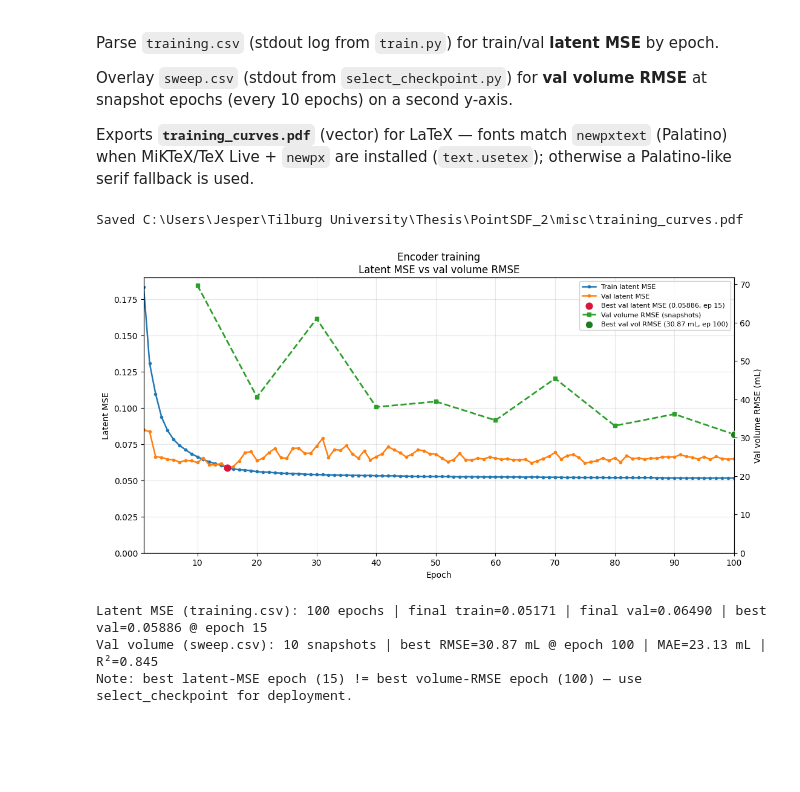
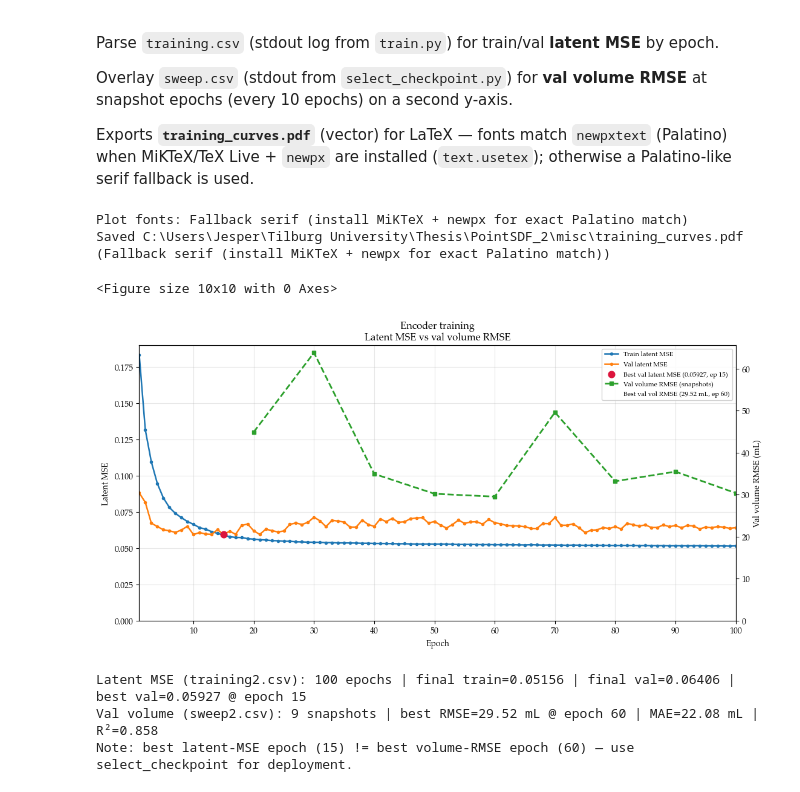
Before and after one commit to GroteGitJeppo/PointSDF, a Jupyter notebook: misc/plotting.ipynb, the cells around one changed output. Cells and saved outputs as stored; diff of their text form; code cells hidden in the pictures; blank space fills up the shorter version.

```diff
--- a/misc/plotting.ipynb
+++ b/misc/plotting.ipynb
@@ -66,8 +66,8 @@ def configure_thesis_fonts() -> str:
 FONT_MODE = configure_thesis_fonts()
 print(f"Plot fonts: {FONT_MODE}")
 
-LOG_PATH = Path("training.csv")
-SWEEP_PATH = Path("sweep.csv")
+LOG_PATH = Path("training2.csv")
+SWEEP_PATH = Path("sweep2.csv")
 OUT_PDF = Path("training_curves.pdf")  # vector PDF for LaTeX \includegraphics[width=\linewidth]{...}
 EPOCH_RE = re.compile(
     r"Epoch\s+(\d+)/\d+\s+\|\s+train\s+[\d.]+\s+\(mse=([\d.]+)\)\s+\|\s+val\s+[\d.]+\s+\(mse=([\d.]+)\)"
@@ -154,7 +154,7 @@ ax2.plot(
 ax2.scatter(
     [best_vol["epoch"]],
     [best_vol["val_vol_rmse_ml"]],
-    s=80,
+    s=0,
     color="#1a7f1a",
     edgecolors="white",
     linewidths=0.8,
@@ -169,35 +169,37 @@ lines2, labels2 = ax2.get_legend_handles_labels()
 ax.legend(lines1 + lines2, labels1 + labels2, loc="upper right", framealpha=0.9, fontsize=8)
 
 ax.set_title("Encoder training\nLatent MSE vs val volume RMSE")
 
 fig.savefig(
     OUT_PDF,
     format="pdf",
     bbox_inches="tight",
     pad_inches=0.02,
 )
 print(f"Saved {OUT_PDF.resolve()} ({FONT_MODE})")
 
 plt.show()
 
 print(
     f"Latent MSE ({LOG_PATH.name}): {len(df)} epochs | "
     f"final train={df['train_mse'].iloc[-1]:.5f} | final val={df['val_mse'].iloc[-1]:.5f} | "
     f"best val={best_mse['val_mse']:.5f} @ epoch {int(best_mse['epoch'])}"
 )
 print(
     f"Val volume ({SWEEP_PATH.name}): {len(df_sweep)} snapshots | "
     f"best RMSE={best_vol['val_vol_rmse_ml']:.2f} mL @ epoch {int(best_vol['epoch'])} | "
     f"MAE={best_vol['val_vol_mae_ml']:.2f} mL | R²={best_vol['val_vol_r2']:.3f}"
 )
 if int(best_mse["epoch"]) != int(best_vol["epoch"]):
     print(
         f"Note: best latent-MSE epoch ({int(best_mse['epoch'])}) != "
         f"best volume-RMSE epoch ({int(best_vol['epoch'])}) — use select_checkpoint for deployment."
     )
 # %% [output]
-Saved C:\Users\Jesper\Tilburg University\Thesis\PointSDF_2\misc\training_curves.pdf
+Plot fonts: Fallback serif (install MiKTeX + newpx for exact Palatino match)
+Saved C:\Users\Jesper\Tilburg University\Thesis\PointSDF_2\misc\training_curves.pdf (Fallback serif (install MiKTeX + newpx for exact Palatino match))
+<Figure size 10x10 with 0 Axes>
-[figure, old version]
+[figure, new version]
-Latent MSE (training.csv): 100 epochs | final train=0.05171 | final val=0.06490 | best val=0.05886 @ epoch 15
-Val volume (sweep.csv): 10 snapshots | best RMSE=30.87 mL @ epoch 100 | MAE=23.13 mL | R²=0.845
-Note: best latent-MSE epoch (15) != best volume-RMSE epoch (100) — use select_checkpoint for deployment.
+Latent MSE (training2.csv): 100 epochs | final train=0.05156 | final val=0.06406 | best val=0.05927 @ epoch 15
+Val volume (sweep2.csv): 9 snapshots | best RMSE=29.52 mL @ epoch 60 | MAE=22.08 mL | R²=0.858
+Note: best latent-MSE epoch (15) != best volume-RMSE epoch (60) — use select_checkpoint for deployment.
```
Also changed, not shown: 4 other files.
